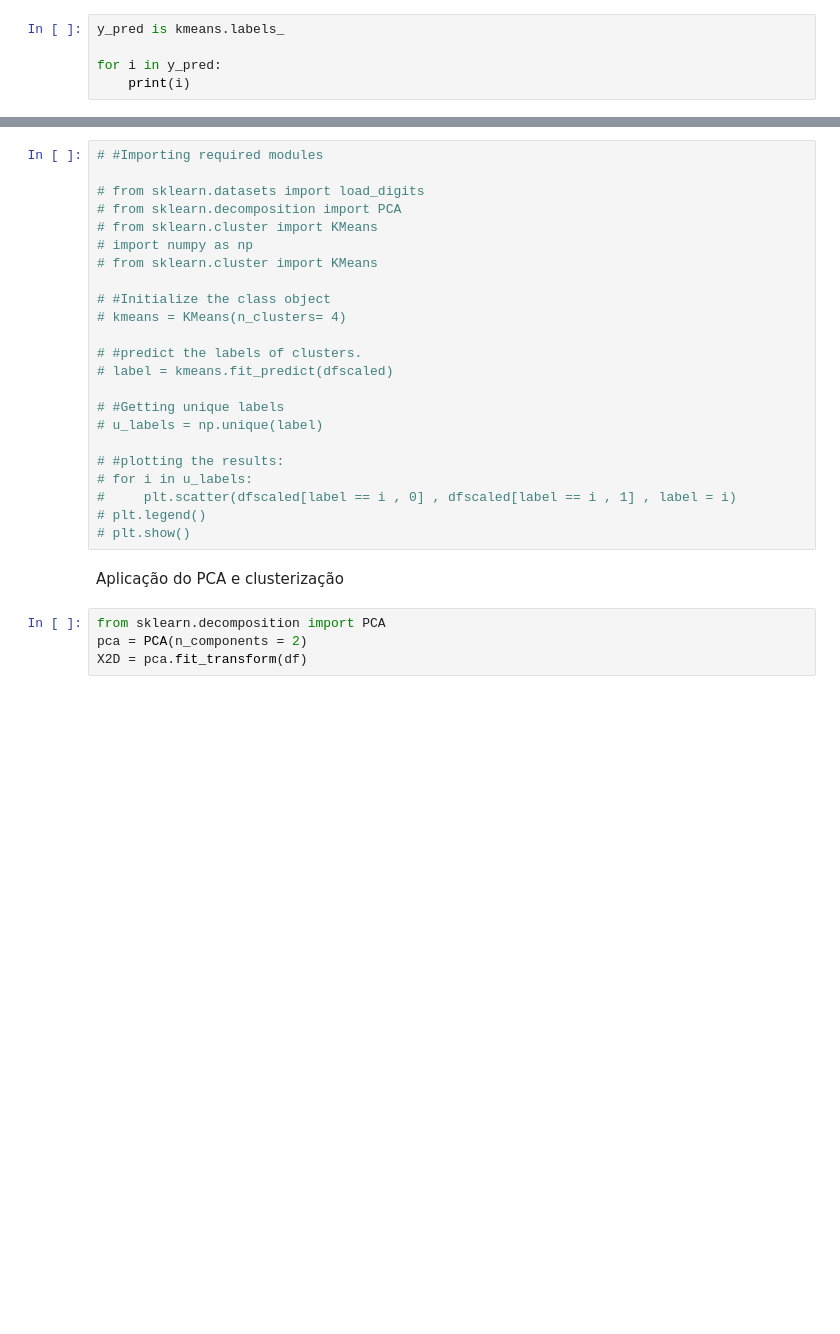
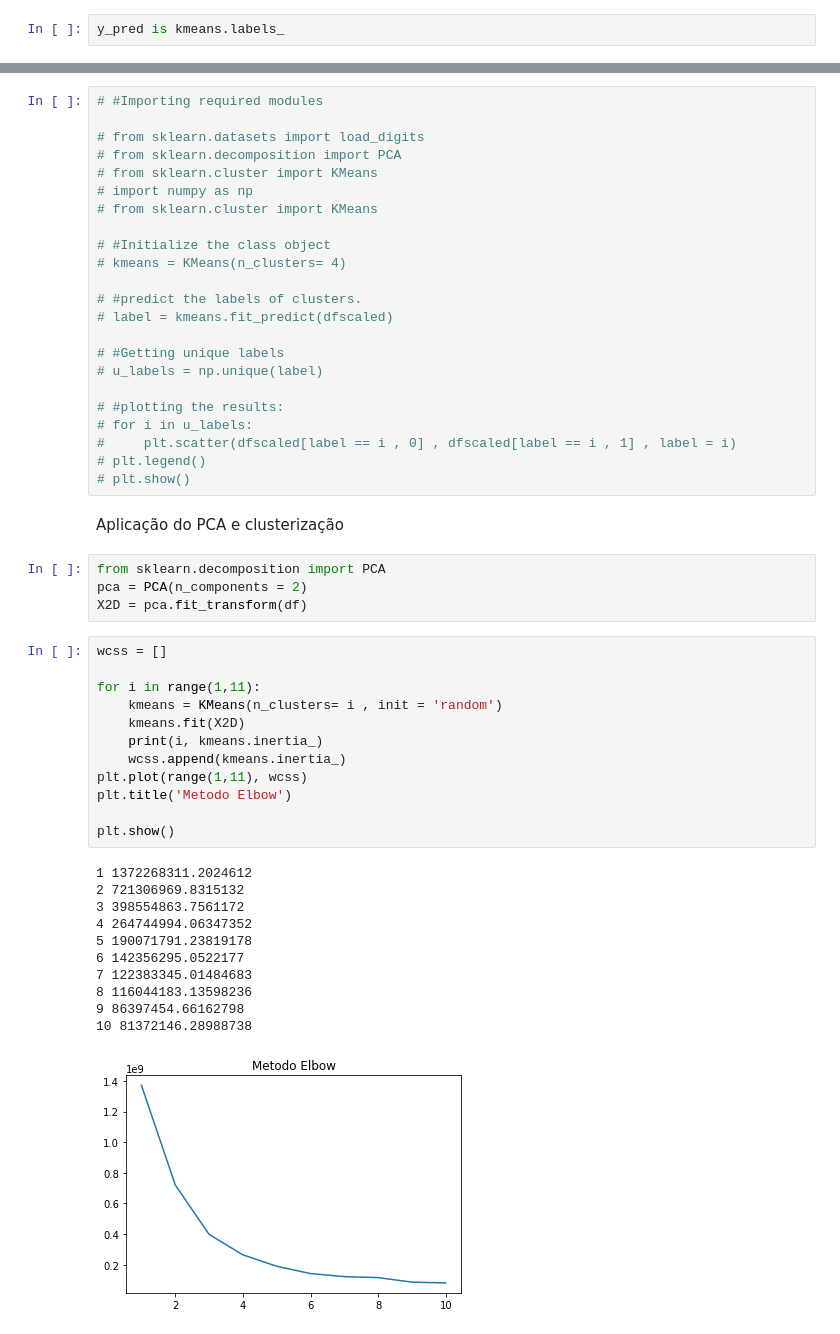
Before and after one commit to GachanDois/lcdia, a Jupyter notebook: Aplicando Kmeans e Clusterizacao.ipynb, the cells around one changed output, grey strips where cells are left out. Saved outputs shown, nothing was run; the diff lists cells and outputs as text; blank space fills up the shorter version.

```diff
--- a/Aplicando Kmeans e Clusterizacao.ipynb
+++ b/Aplicando Kmeans e Clusterizacao.ipynb
@@ -13,7 +16,4 @@ kmeans = KMeans(n_clusters=k)
 y_pred = kmeans.fit_predict(df)
 # %%
 y_pred is kmeans.labels_
-
-for i in y_pred:
-    print(i)
 # %% [output]
@@ -156,6 +111,30 @@ Aplicação do PCA e clusterização
 from sklearn.decomposition import PCA
 pca = PCA(n_components = 2)
 X2D = pca.fit_transform(df)
+# %%
+wcss = []
+
+for i in range(1,11):
+    kmeans = KMeans(n_clusters= i , init = 'random')
+    kmeans.fit(X2D)
+    print(i, kmeans.inertia_)
+    wcss.append(kmeans.inertia_)
+plt.plot(range(1,11), wcss)
+plt.title('Metodo Elbow')
+
+plt.show()
+# %% [output]
+1 1372268311.2024612
+2 721306969.8315132
+3 398554863.7561172
+4 264744994.06347352
+5 190071791.23819178
+6 142356295.0522177
+7 122383345.01484683
+8 116044183.13598236
+9 86397454.66162798
+10 81372146.28988738
+[figure, added]
 # %%
 pca.explained_variance_ratio_
 # %% [output]
```
Also changed, not shown: parts of 23 cells of this notebook.
